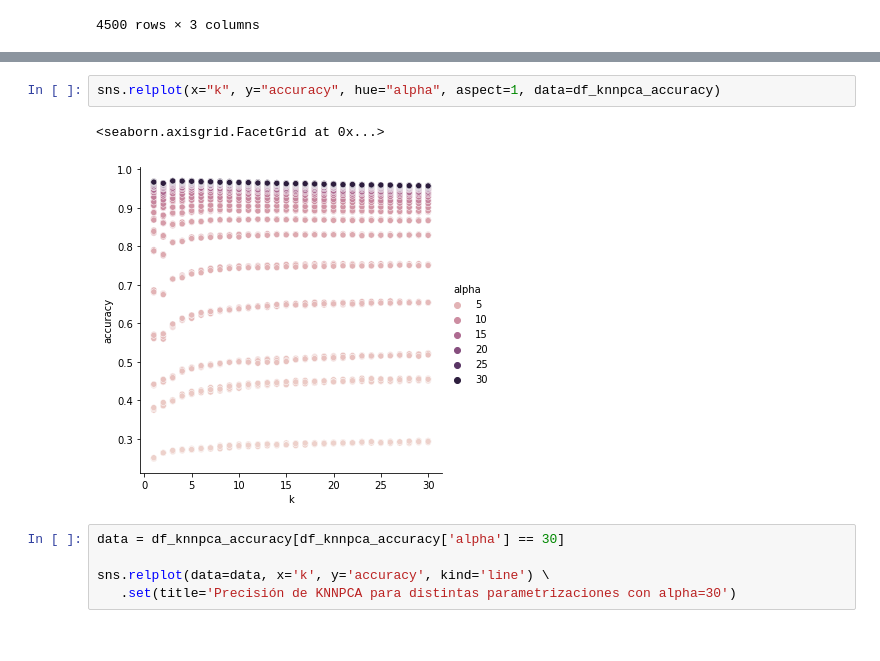
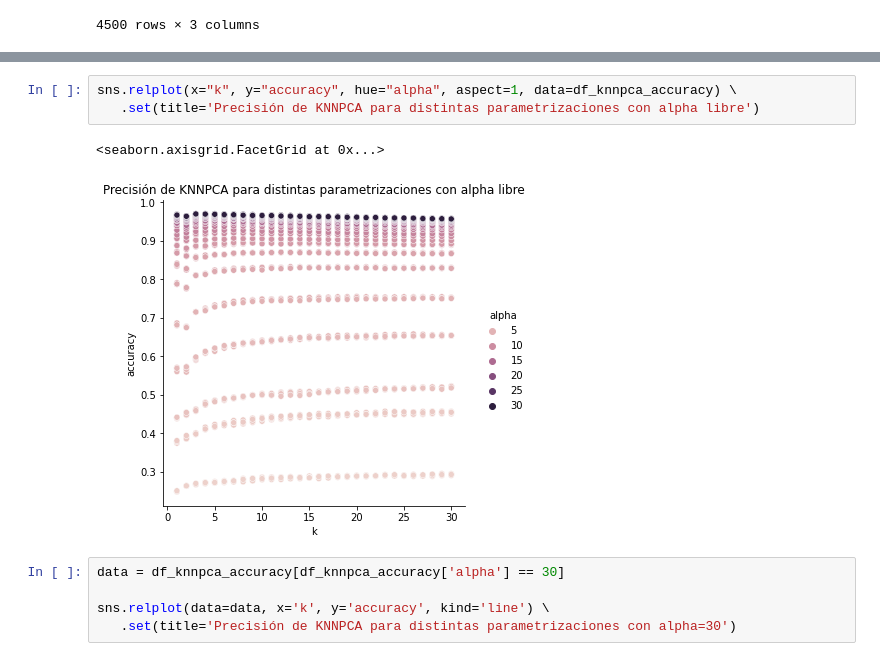
Before and after one commit to iglosiggio/metnum-tp2, a Jupyter notebook: notebooks/graficos2.ipynb, the cells around one changed output, grey strips where cells are left out. Saved outputs shown, nothing was run; the diff lists cells and outputs as text.

```diff
--- a/notebooks/graficos2.ipynb
+++ b/notebooks/graficos2.ipynb
@@ -180,8 +181,9 @@ sns.relplot(x="alpha", y="accuracy", hue="k", aspect=1, data=df_knnpca_accuracy)
-# %%
-sns.relplot(x="k", y="accuracy", hue="alpha", aspect=1, data=df_knnpca_accuracy)
-# %% [output]
-<seaborn.axisgrid.FacetGrid at 0x...>
-[figure, removed]
+# %%
+sns.relplot(x="k", y="accuracy", hue="alpha", aspect=1, data=df_knnpca_accuracy) \
+   .set(title='Precisión de KNNPCA para distintas parametrizaciones con alpha libre')
+# %% [output]
+<seaborn.axisgrid.FacetGrid at 0x...>
+[figure, added]
 # %%
 data = df_knnpca_accuracy[df_knnpca_accuracy['alpha'] == 30]
 
```
Also changed, not shown: parts of 11 cells of this notebook.
